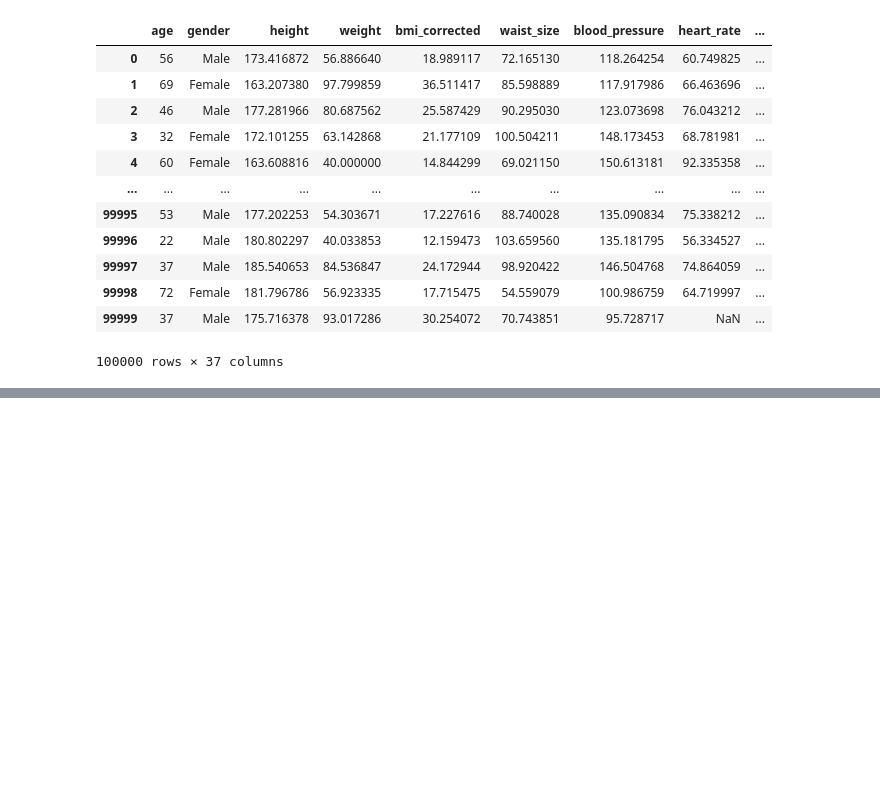
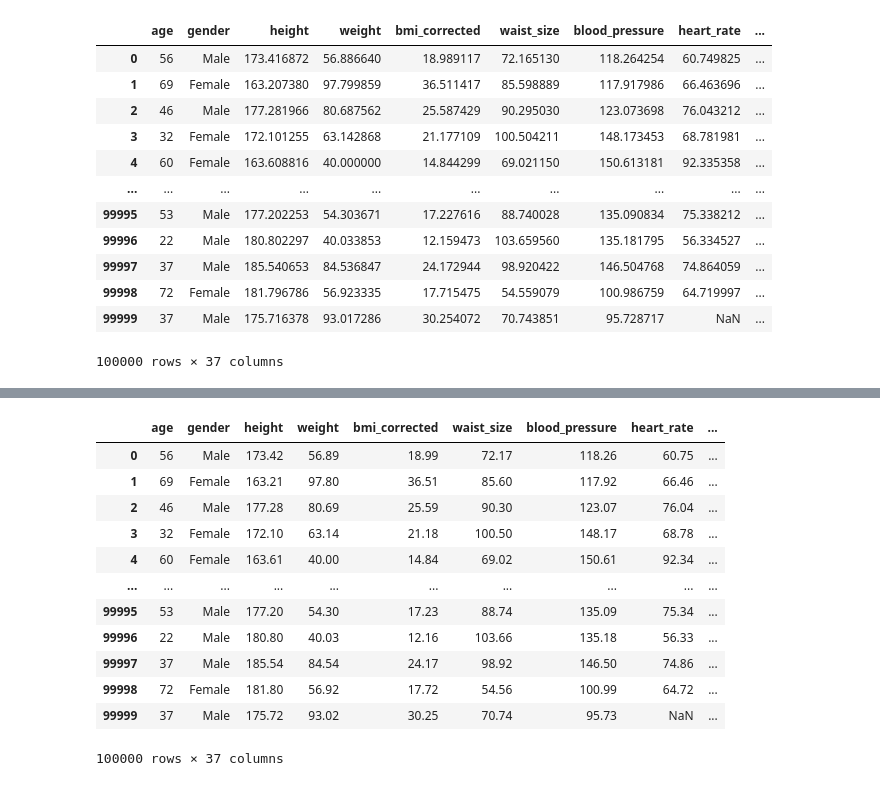
Before and after one commit to heikgrace/healthy-group-one, a Jupyter notebook: data_cleansing.ipynb, the cells around one changed output, grey strips where cells are left out. Drawn from its saved outputs; the diff is of its cells as text; code cells hidden in the pictures; blank space fills up the shorter version.

```diff
--- a/data_cleansing.ipynb
+++ b/data_cleansing.ipynb
@@ -186,2 +199,37 @@ data_prepared_columns
 # %%
+#height rounded
 data_prepared_columns['height'] = data_prepared_columns['height'].round(2)
+#weight rounded
+data_prepared_columns['weight'] = data_prepared_columns['weight'].round(2)
+#bmi_corrected rounded
+data_prepared_columns['bmi_corrected'] = data_prepared_columns['bmi_corrected'].round(2)
+#waist_size rounded
+data_prepared_columns['waist_size'] = data_prepared_columns['waist_size'].round(2)
+#blood_pressure rounded
+data_prepared_columns['blood_pressure'] = data_prepared_columns['blood_pressure'].round(2)
+#heart rate rounded
+data_prepared_columns['heart_rate'] = data_prepared_columns['heart_rate'].round(2)
+#cholesterol rounded
+data_prepared_columns['cholesterol'] = data_prepared_columns['cholesterol'].round(2)
+#insulin rounded
+data_prepared_columns['insulin'] = data_prepared_columns['insulin'].round(2)
+#glucose rounded
+data_prepared_columns['glucose'] = data_prepared_columns['glucose'].round(2)
+#sleep_hours rounded
+#data_prepared_columns['sleep_hours'] = data_prepared_columns['sleep_hours'].round(2)
+#work_hours rounded
+#data_prepared_columns['work_hours'] = data_prepared_columns['work_hours'].round(2)
+#physical_activity rounded
+data_prepared_columns['physical_activity'] = data_prepared_columns['physical_activity'].round(2)
+#daily_steps rounded
+data_prepared_columns['daily_steps'] = data_prepared_columns['daily_steps'].round(2)
+#calorie_intake rounded
+data_prepared_columns['calorie_intake'] = data_prepared_columns['calorie_intake'].round(2)
+#sugar_intake rounded
+data_prepared_columns['sugar_intake'] = data_prepared_columns['sugar_intake'].round(2)
+#water_intake rounded
+data_prepared_columns['water_intake'] = data_prepared_columns['water_intake'].round(2)
+#screen_time rounded
+#data_prepared_columns['screen_time'] = data_prepared_columns['screen_time'].round(2)
+#income rounded
+data_prepared_columns['income'] = data_prepared_columns['income'].round(0).astype('Int64')
@@ -189,0 +265,16 @@ data_prepared_columns.to_csv('data/data_prepared_columns.csv', index=False)
+# %%
+data_prepared_columns
+# %% [output]
+|  | age | gender | height | weight | bmi_corrected | waist_size | blood_pressure | heart_rate | ... |
+| 0 | 56 | Male | 173.42 | 56.89 | 18.99 | 72.17 | 118.26 | 60.75 | ... |
+| 1 | 69 | Female | 163.21 | 97.80 | 36.51 | 85.60 | 117.92 | 66.46 | ... |
+| 2 | 46 | Male | 177.28 | 80.69 | 25.59 | 90.30 | 123.07 | 76.04 | ... |
+| 3 | 32 | Female | 172.10 | 63.14 | 21.18 | 100.50 | 148.17 | 68.78 | ... |
+| 4 | 60 | Female | 163.61 | 40.00 | 14.84 | 69.02 | 150.61 | 92.34 | ... |
+| ... | ... | ... | ... | ... | ... | ... | ... | ... | ... |
+| 99995 | 53 | Male | 177.20 | 54.30 | 17.23 | 88.74 | 135.09 | 75.34 | ... |
+| 99996 | 22 | Male | 180.80 | 40.03 | 12.16 | 103.66 | 135.18 | 56.33 | ... |
+| 99997 | 37 | Male | 185.54 | 84.54 | 24.17 | 98.92 | 146.50 | 74.86 | ... |
+| 99998 | 72 | Female | 181.80 | 56.92 | 17.72 | 54.56 | 100.99 | 64.72 | ... |
+| 99999 | 37 | Male | 175.72 | 93.02 | 30.25 | 70.74 | 95.73 | NaN | ... |
+100000 rows × 37 columns
```
Also changed, not shown: parts of 17 cells of this notebook, 3 other files.
